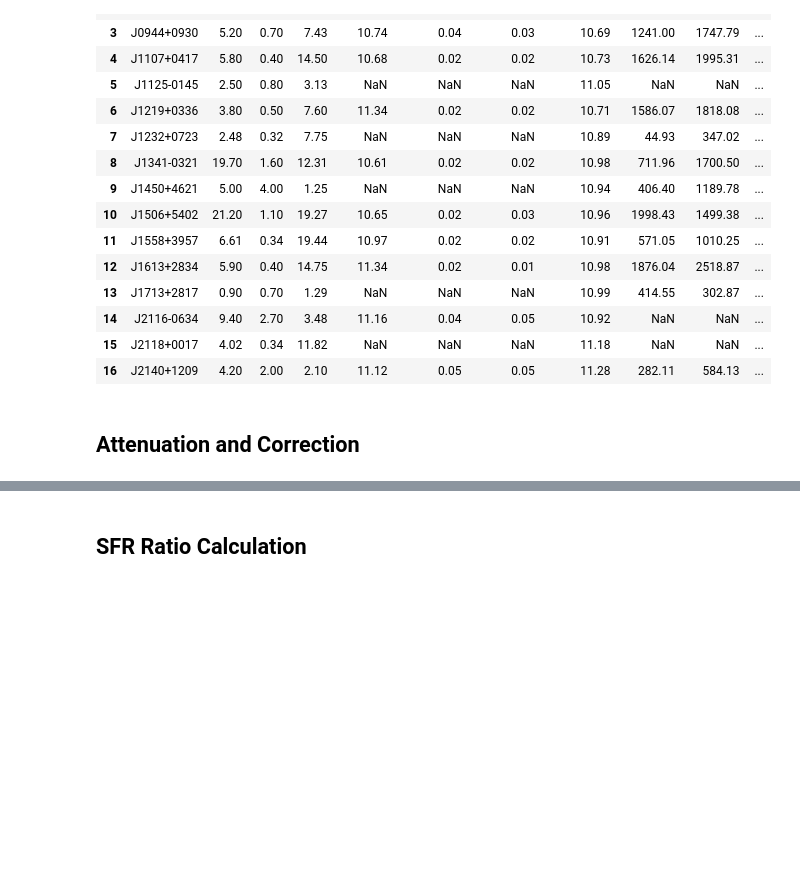
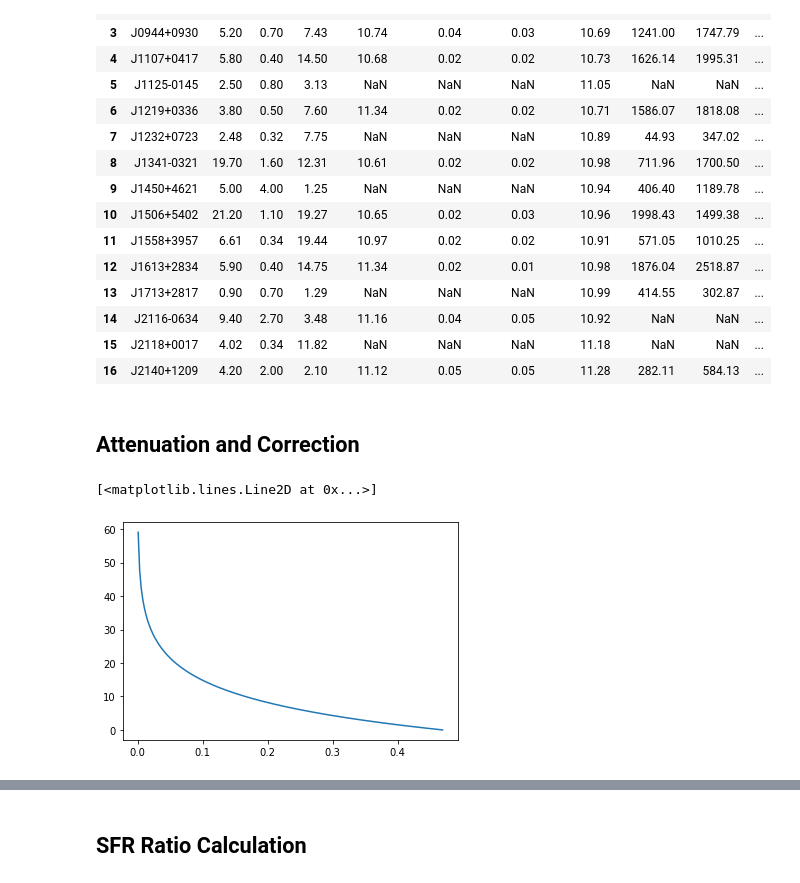
Before and after one commit to aleksds/bates_galaxies_lab, a Jupyter notebook: hires/cb_thesis.ipynb, the cells around one changed output, grey strips where cells are left out. Saved outputs shown, nothing was run; the diff lists cells and outputs as text; code cells hidden in the pictures; blank space fills up the shorter version.

```diff
--- a/hires/cb_thesis.ipynb
+++ b/hires/cb_thesis.ipynb
@@ -58,5 +58,14 @@ cb_gals
 | 16 | J2140+1209 | 4.20 | 2.00 | 2.10 | 11.12 | 0.05 | 0.05 | 11.28 | 282.11 | 584.13 | ... |
 # %% [markdown]
 ## Attenuation and Correction
+# %%
+def func(r):
+    return (-2.5 / (4.60 - 5.12)) * np.log10(0.469 / r) * 4.60
+x = np.linspace(10**-3,0.469,200)
+y = func(x)
+plt.plot(x, y)
+# %% [output]
+[<matplotlib.lines.Line2D at 0x...>]
+[figure, added]
 # %%
 def attenuate(current_ratio):
```
Also changed, not shown: parts of 4 cells of this notebook.
